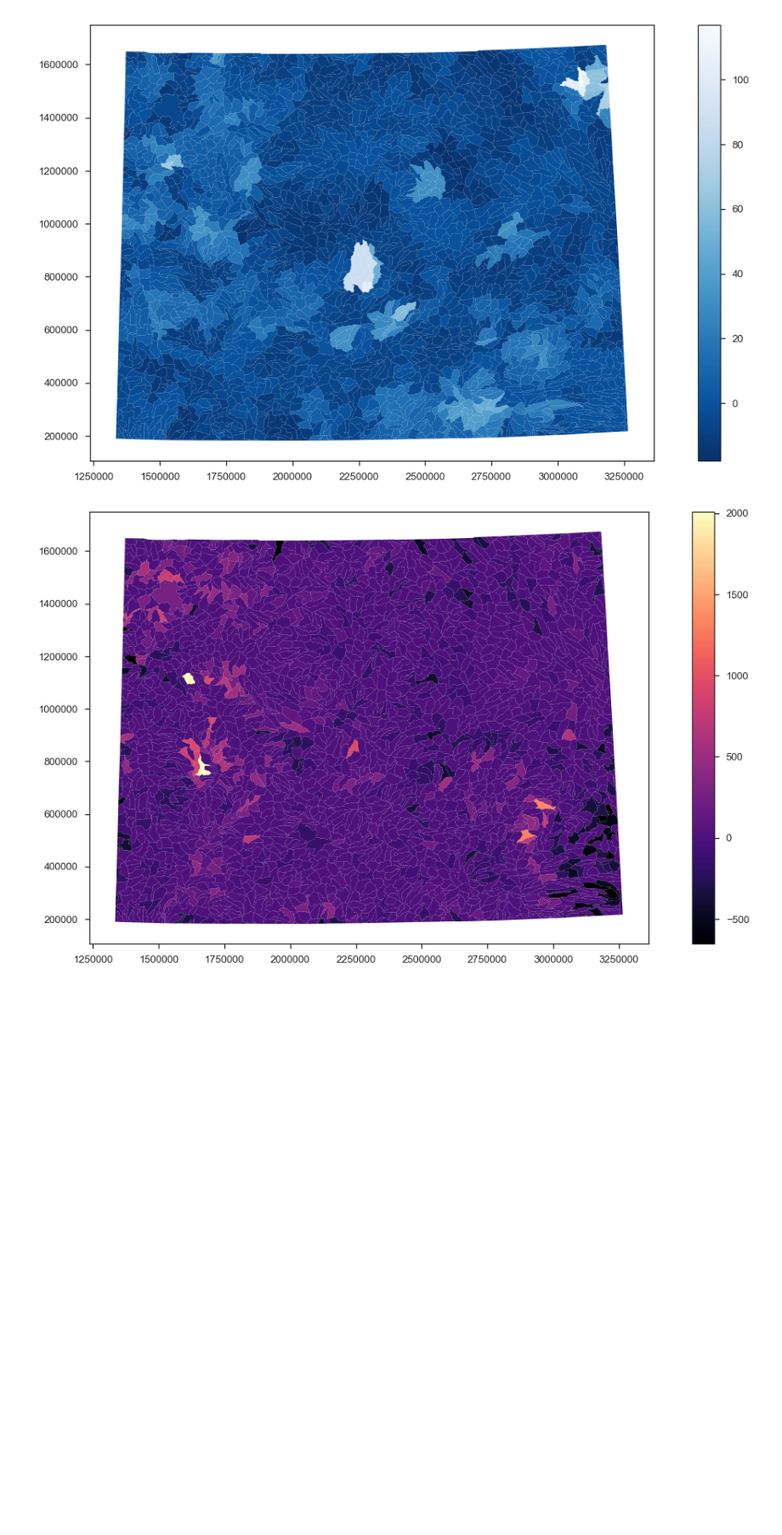
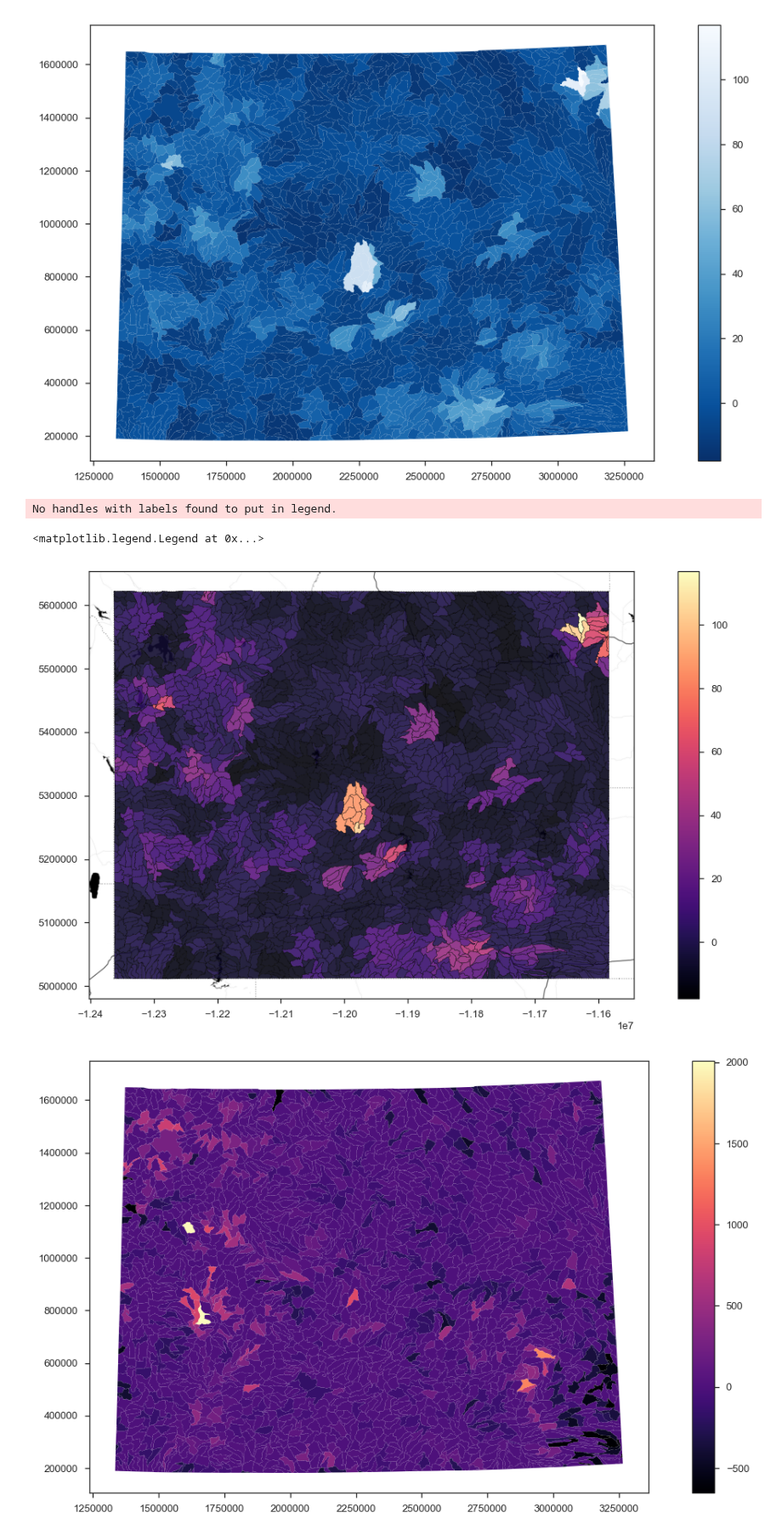
Before and after one commit to jessepisel/criticalandstrategic, a Jupyter notebook: Figure creation.ipynb, the cells around one changed output. Shown at 85% size. Cells and saved outputs as stored; diff of their text form; code cells hidden in the pictures; blank space fills up the shorter version.

Commit message:
Update Figure creation.ipynb
making maps

```diff
--- a/Figure creation.ipynb
+++ b/Figure creation.ipynb
@@ -14,8 +14,7 @@ from geopandas import GeoDataFrame
 from shapely.geometry import Point
 import geopandas as gpd
 import itertools
-import hypertools as hyp
-mapbox = cimgt.MapboxTiles('pk.eyJ1IjoiamVzc2VwaXNlbCIsImEiOiJjamdmaHlxajkybnhmMnFtcXppaW90bDVjIn0.i2qzLErAxTjsmwl127P-jQ', 'mapbox.high-contrast')
+mapbox = cimgt.MapboxTiles('pk.eyJ1IjoiamVzc2VwaXNlbCIsImEiOiJjamdmaHlxajkybnhmMnFtcXppaW90bDVjIn0.i2qzLErAxTjsmwl127P-jQ', 'cjnlyd3ll0qh42smrrbe8q8c4')
 # %%
 nure=pd.read_csv(r'J:\Geology\WSGS\Projects\Critical Minerals\nure.csv', encoding ='iso-8859-1')
 le = preprocessing.LabelEncoder()
@@ -176,6 +175,26 @@ combined.plot(column=pd.to_numeric(combined['GiZScore']), cmap='Blues_r', legend
 # %% [output]
 <matplotlib.axes._subplots.AxesSubplot at 0x...>
 [figure]
+# %%
+df =  combined
+df = df.to_crs(epsg=3857)
+# %%
+import contextily as ctx
+
+def add_basemap(ax, zoom, url='http://tile.stamen.com/terrain/tileZ/tileX/tileY.png'):
+    xmin, xmax, ymin, ymax = ax.axis()
+    basemap, extent = ctx.bounds2img(xmin, ymin, xmax, ymax, zoom=zoom, url=url)
+    ax.imshow(basemap, extent=extent, interpolation='bilinear')
+    # restore original x/y limits
+    ax.axis((xmin, xmax, ymin, ymax))
+# %%
+ax = df.plot(column=pd.to_numeric(combined['GiZScore']), figsize=(20, 10), alpha=0.9, edgecolor='k', cmap='magma', legend=True,)
+add_basemap(ax, zoom=8, url=ctx.sources.ST_TONER_BACKGROUND)
+plt.legend()
+# %% [output]
+No handles with labels found to put in legend.
+<matplotlib.legend.Legend at 0x...>
+[figure, added]
 # %%
 path = r'J:\\Geology\\WSGS\\Projects\\Critical Minerals\\hotspot analysis\\sed hotspot joined with hucs\\REE\\'
 allFiles=glob.glob(path+"*.csv")
```
Also changed, not shown: parts of 7 cells of this notebook.
